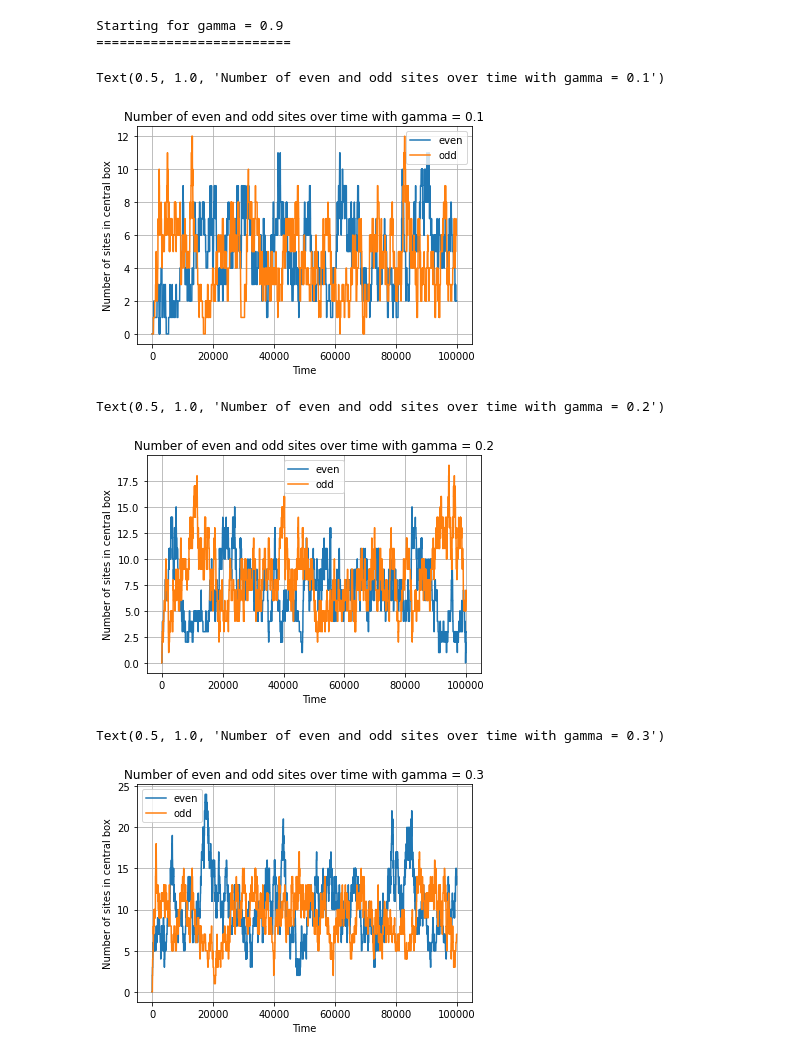
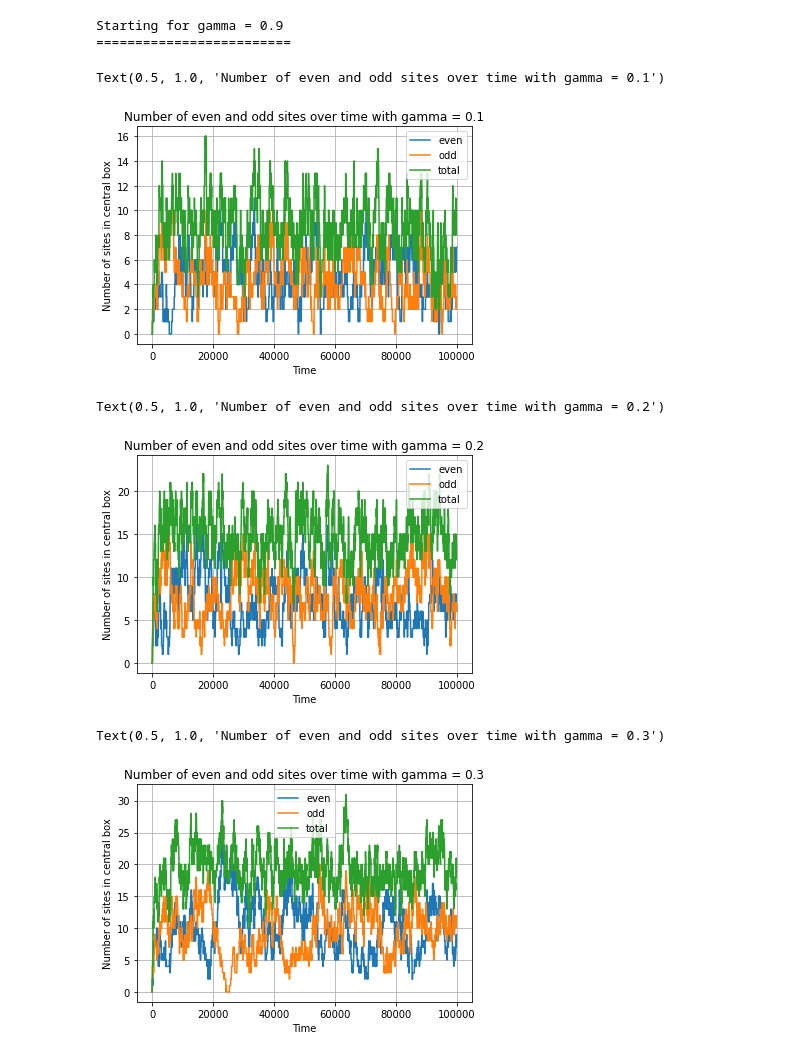
Before and after one commit to tylerlum/math_318_assignments, a Jupyter notebook: Assignment 9.ipynb, the cells around one changed output. Saved outputs shown, nothing was run; the diff lists cells and outputs as text; code cells hidden in the pictures.

```diff
--- a/Assignment 9.ipynb
+++ b/Assignment 9.ipynb
@@ -71,22 +73,27 @@ gammas = [g for g in np.linspace(start=0.1, stop=0.9, num=9)]  # [0,1, ..., 0.9]
 # %%
-num_even_lists, num_odd_lists = [], []
+# Run the MC for 10^5 steps with L=30 for all gamma values
+# Keep track of parity over time
+num_even_lists, num_odd_lists, num_tot_lists = [], [], []
 for g in gammas:
     print(f"Starting for gamma = {g}")
     print("=========================")
     states = run_MC(n_steps=10**5, L=30, gamma=g)
-    num_evens, num_odds = [], []
+    num_evens, num_odds, num_tots = [], [], []
     for state in tqdm(states):
-        num_even, num_odd = 0, 0
+        num_even, num_odd, num_tot = 0, 0, 0
         for vertex in state:
             if 10 <= vertex[0] <= 20 and 10 <= vertex[1] <= 20:
                 if sum(vertex) % 2 == 0:
                     num_even += 1
                 else:
                     num_odd += 1
+                num_tot += 1
         num_evens.append(num_even)
         num_odds.append(num_odd)
+        num_tots.append(num_tot)
     num_even_lists.append(num_evens)
     num_odd_lists.append(num_odds)
+    num_tot_lists.append(num_tots)
     print()
 # %% [output]
 Starting for gamma = 0.1
@@ -111,6 +118,7 @@ Starting for gamma = 0.9
 i = 0
 plt.plot(num_even_lists[i], label='even')
 plt.plot(num_odd_lists[i], label='odd')
+plt.plot(num_tot_lists[i], label='total')
 plt.legend()
 plt.grid()
 plt.xlabel('Time')
@@ -118,23 +126,25 @@ plt.ylabel('Number of sites in central box')
 plt.title(f'Number of even and odd sites over time with gamma = {round(gammas[i], 1)}')
 # %% [output]
 Text(0.5, 1.0, 'Number of even and odd sites over time with gamma = 0.1')
-[figure, old version]
+[figure, new version]
 # %%
 i = 1
 plt.plot(num_even_lists[i], label='even')
 plt.plot(num_odd_lists[i], label='odd')
+plt.plot(num_tot_lists[i], label='total')
 plt.legend()
 plt.grid()
 plt.xlabel('Time')
 plt.ylabel('Number of sites in central box')
 plt.title(f'Number of even and odd sites over time with gamma = {round(gammas[i], 1)}')
 # %% [output]
 Text(0.5, 1.0, 'Number of even and odd sites over time with gamma = 0.2')
-[figure, old version]
+[figure, new version]
 # %%
 i = 2
 plt.plot(num_even_lists[i], label='even')
 plt.plot(num_odd_lists[i], label='odd')
+plt.plot(num_tot_lists[i], label='total')
 plt.legend()
 plt.grid()
 plt.xlabel('Time')
@@ -142,7 +152,7 @@ plt.ylabel('Number of sites in central box')
 plt.title(f'Number of even and odd sites over time with gamma = {round(gammas[i], 1)}')
 # %% [output]
 Text(0.5, 1.0, 'Number of even and odd sites over time with gamma = 0.3')
-[figure, old version]
+[figure, new version]
 # %%
 i = 3
 plt.plot(num_even_lists[i], label='even')
```
Also changed, not shown: parts of 11 cells of this notebook.
